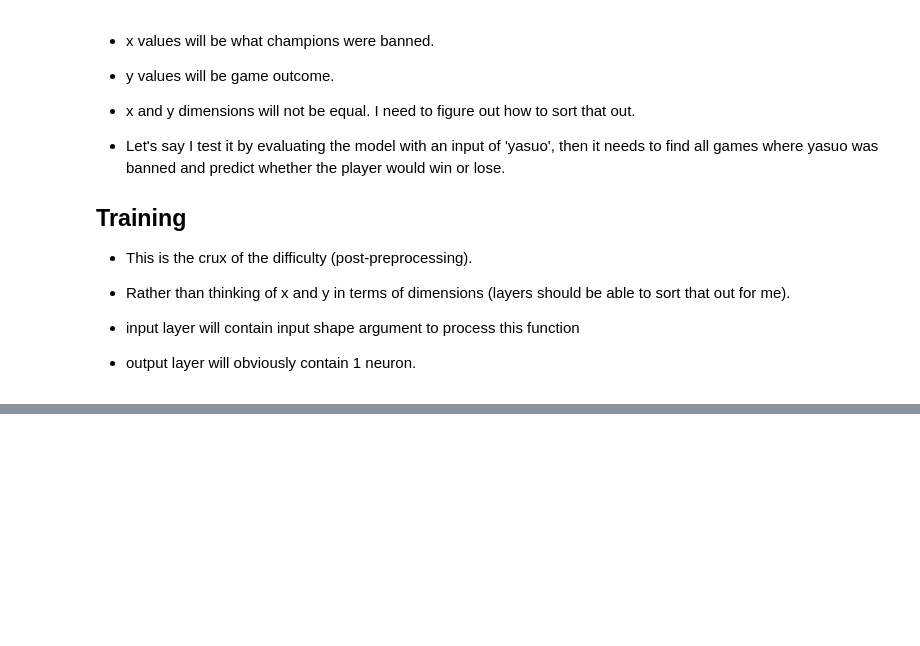
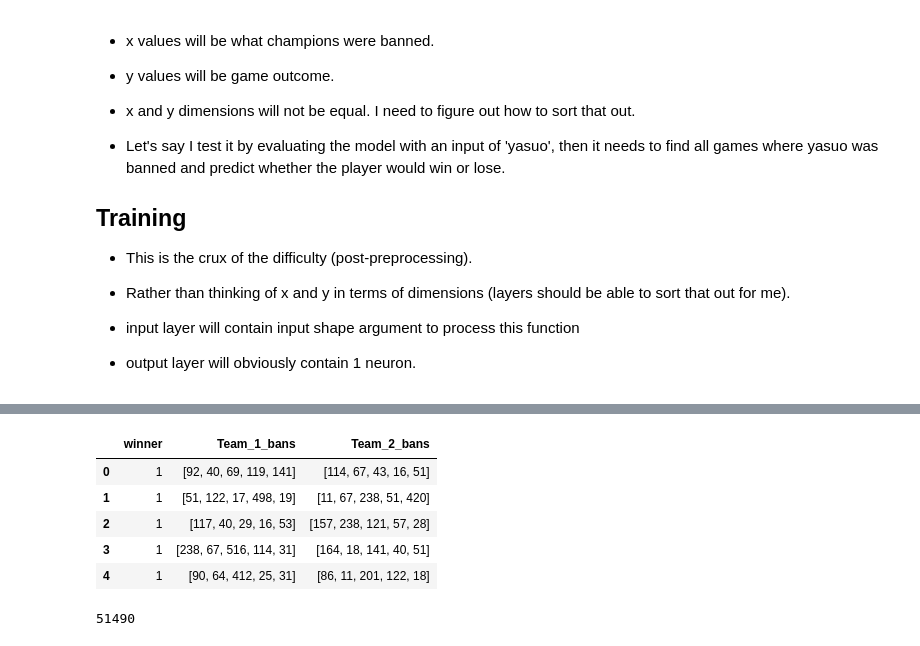
Before and after one commit to ObiAU/LoL-TensorFlow-Projects, a Jupyter notebook: LoLWinPredictor.ipynb, the cells around one changed output, grey strips where cells are left out. Cells and saved outputs as stored; diff of their text form; code cells hidden in the pictures; blank space fills up the shorter version.

```diff
--- a/LoLWinPredictor.ipynb
+++ b/LoLWinPredictor.ipynb
@@ -309,0 +204,11 @@ LoLWinPredictor.fit(xGtrain, yGtrain,
+# %%
+# Now to drop the unnecessary rows and only have the final two
+iGames = iBan[['winner', 'Team_1_bans', 'Team_2_bans']].copy()
+iGames.head()
+# %% [output]
+|  | winner | Team_1_bans | Team_2_bans |
+| 0 | 1 | [92, 40, 69, 119, 141] | [114, 67, 43, 16, 51] |
+| 1 | 1 | [51, 122, 17, 498, 19] | [11, 67, 238, 51, 420] |
+| 2 | 1 | [117, 40, 29, 16, 53] | [157, 238, 121, 57, 28] |
+| 3 | 1 | [238, 67, 516, 114, 31] | [164, 18, 141, 40, 51] |
+| 4 | 1 | [90, 64, 412, 25, 31] | [86, 11, 201, 122, 18] |
@@ -309,0 +218,5 @@ LoLWinPredictor.fit(xGtrain, yGtrain,
+# %%
+# check row count
+len(iGames.index) # dataframe contains 51490 rows, split into test and train imminently
+# %% [output]
+51490
```
Also changed, not shown: parts of 44 cells of this notebook.
